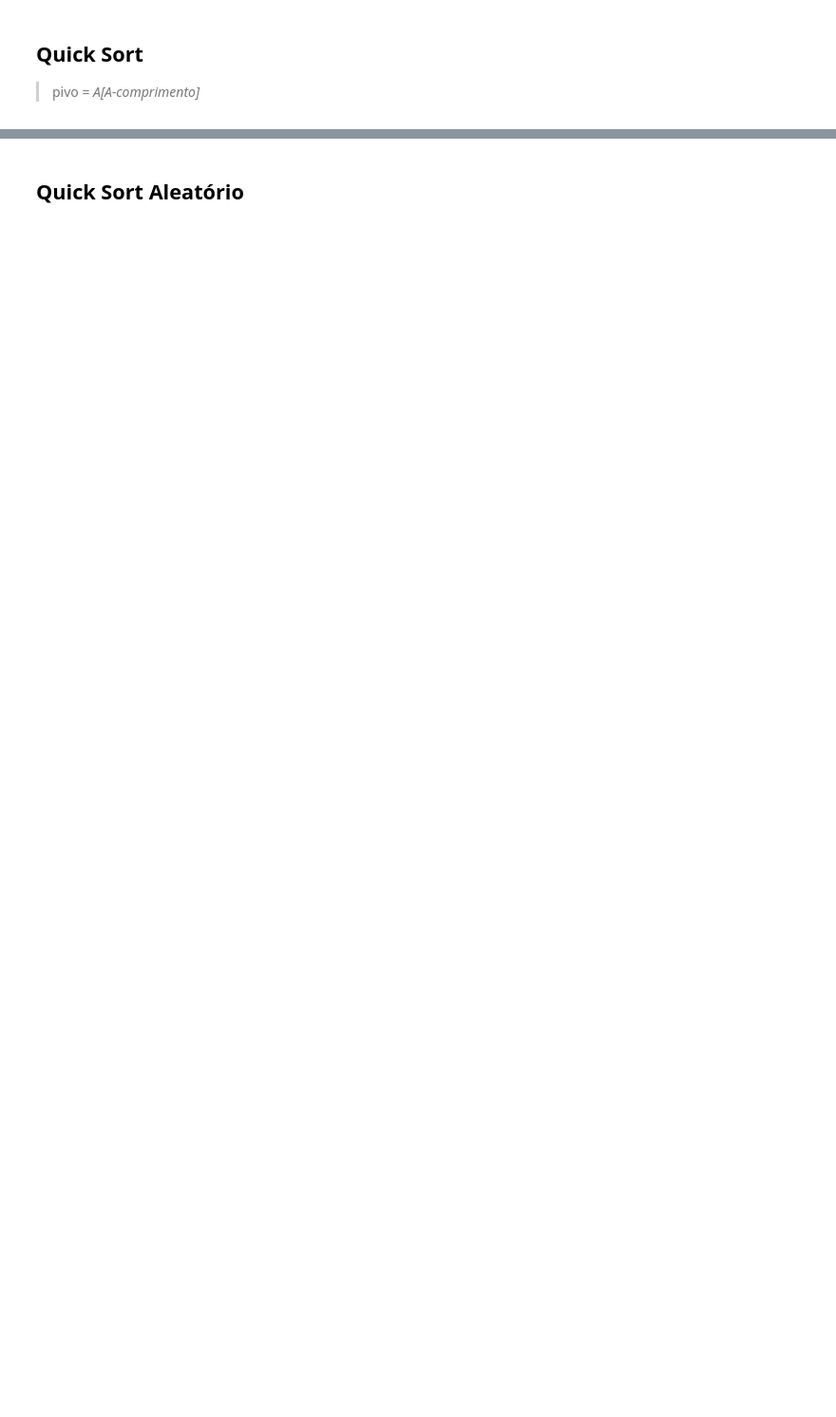
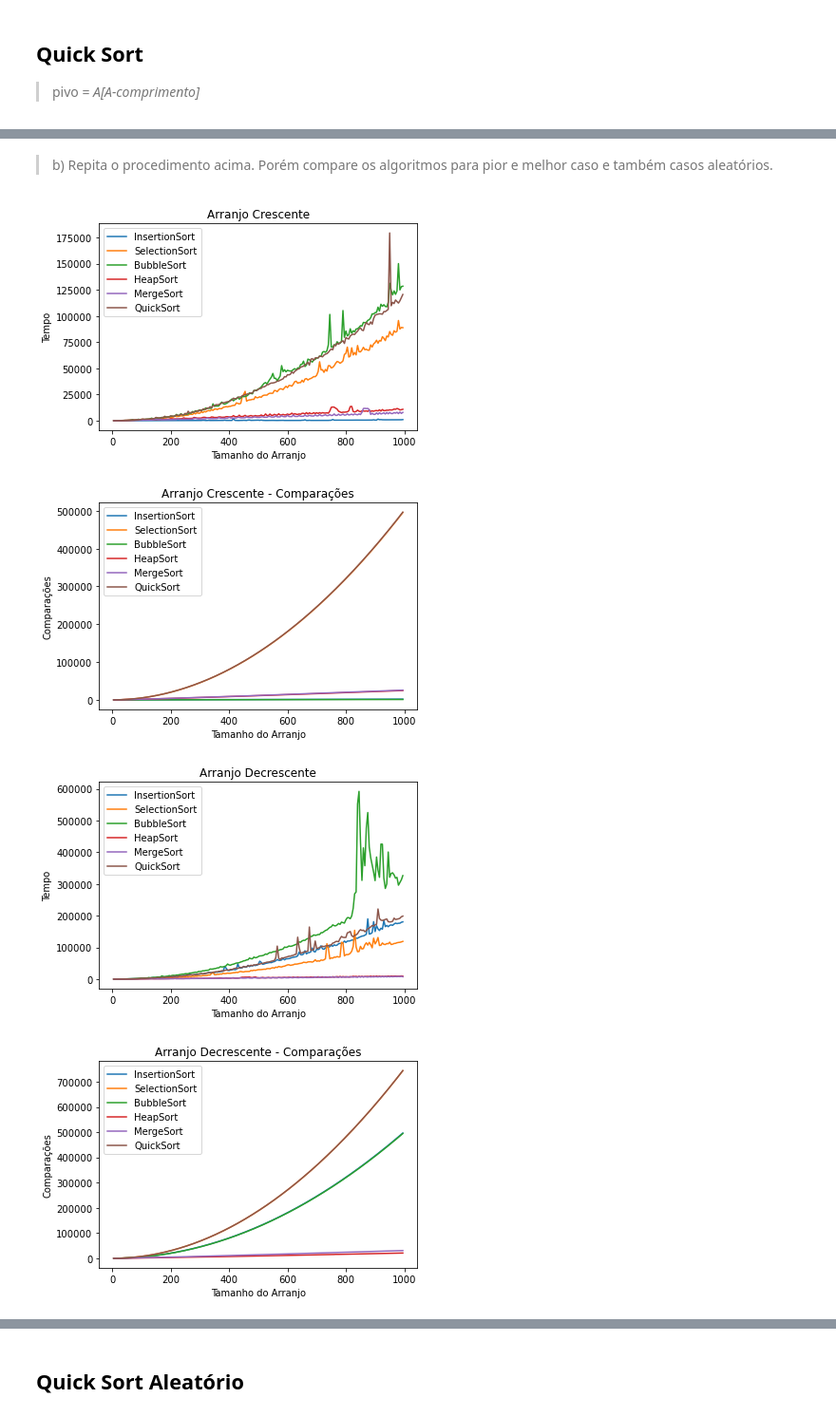
Before and after one commit to lcbessa/EFC-1-CPA, a Jupyter notebook: EFC1_GCC_253.ipynb, the cells around one changed output, grey strips where cells are left out. Shown: that part at 95% size. Saved outputs shown, nothing was run; the diff lists cells and outputs as text; code cells hidden in the pictures; blank space fills up the shorter version.

```diff
--- a/EFC1_GCC_253.ipynb
+++ b/EFC1_GCC_253.ipynb
@@ -198,13 +114,11 @@ Quantidade de Comparações:  30
 ##  Bubble Sort
 # %%
 def bubbleSort(arranjo):
-  qtdComparacoes = 0
+  global qtdComparacoes
   for i in range(len(arranjo) - 1):
     qtdComparacoes += 1
-    for j in range(len(arranjo) - 1):
+    for j in range(len(arranjo) - 2):
       if(arranjo[j] > arranjo[j + 1]):
         qtdComparacoes += 1
         arranjo[j], arranjo[j + 1] = arranjo[j + 1], arranjo[j]
-  qtdComparacoes += 1
-  print("Quantidade de Comparações: ", qtdComparacoes)
   return arranjo
@@ -358,0 +309,26 @@ Quantidade de Comparações Pior Caso:  83
+# %% [markdown]
+> b) Repita o procedimento acima. Porém compare os algoritmos para pior e melhor caso e também casos aleatórios.
+# %%
+for tipo in tipos:
+  plt.title(tipo)
+  plt.xlabel('Tamanho do Arranjo')
+  plt.ylabel('Tempo')
+  for nome, funcoes in funcoesOrdenacao.items():
+    plt.plot(arranjos, funcoes[tipo], label=nome)
+  plt.legend()
+  plt.show()
+  print('\n')
+
+  plt.title(tipo + ' - Comparações')
+  plt.xlabel('Tamanho do Arranjo')
+  plt.ylabel('Comparações')
+  for nome, funcoes in funcoesOrdenacao.items():
+    plt.plot(arranjos, funcoes[tipo+'qtdComparacoes'], label=nome)
+  plt.legend()
+  plt.show()
+  print('\n\n')
+# %% [output]
+[figure, added]
+[figure, added]
+[figure, added]
+[figure, added]
```
Also changed, not shown: parts of 32 cells of this notebook.
